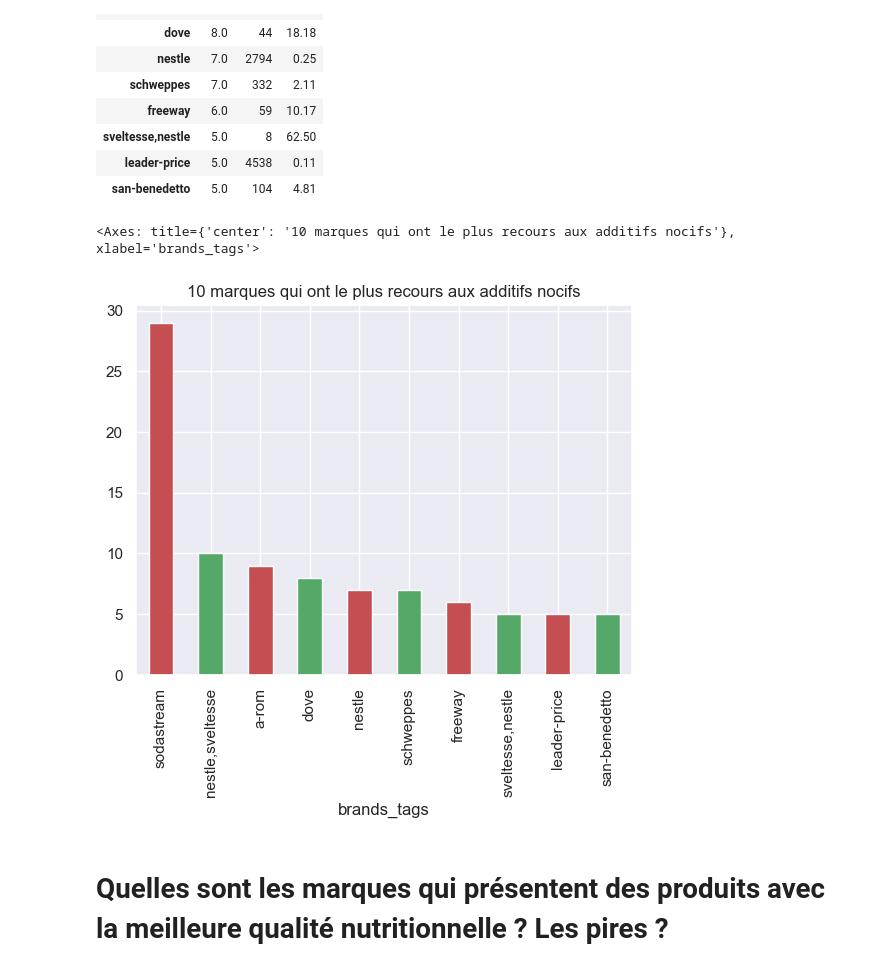
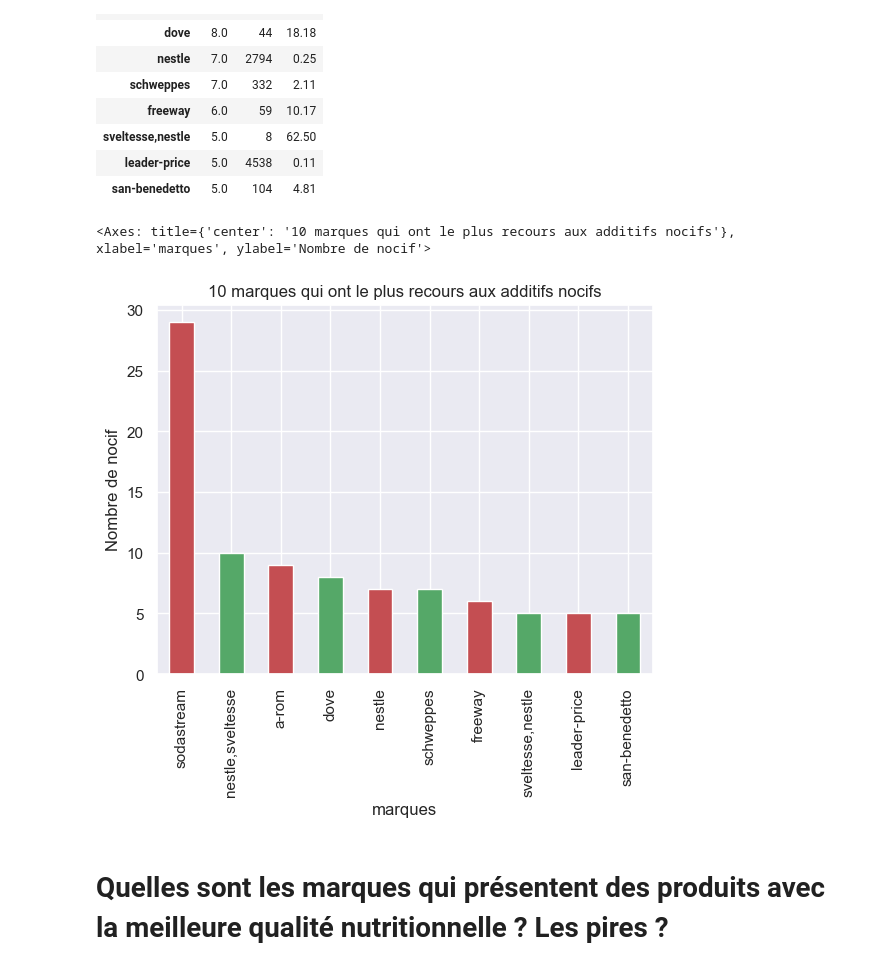
Before and after one commit to GrandMarabout/Analyse-UFC-que-choisir, a Jupyter notebook: Projet sur l'analyse de la qualité des produits alimentaires-Copy1.ipynb, the cells around one changed output. Cells and saved outputs as stored; diff of their text form; code cells hidden in the pictures.

```diff
--- a/Projet sur l'analyse de la qualité des produits alimentaires-Copy1.ipynb
+++ b/Projet sur l'analyse de la qualité des produits alimentaires-Copy1.ipynb
@@ -255,9 +254,9 @@ nocif
 | san-benedetto | 5.0 | 104 | 4.81 |
 # %%
 list_color = ["r", "g"]
-nocif["sum"].plot.bar(title="10 marques qui ont le plus recours aux additifs nocifs", color=list_color)
+nocif["sum"].plot.bar(title="10 marques qui ont le plus recours aux additifs nocifs", color=list_color, ylabel="Nombre de nocif", xlabel="marques")
 # %% [output]
-<Axes: title={'center': '10 marques qui ont le plus recours aux additifs nocifs'}, xlabel='brands_tags'>
+<Axes: title={'center': '10 marques qui ont le plus recours aux additifs nocifs'}, xlabel='marques', ylabel='Nombre de nocif'>
-[figure, old version]
+[figure, new version]
 # %% [markdown]
 # Quelles sont les marques qui présentent des produits avec la meilleure qualité nutritionnelle ? Les pires ?
```
Also changed, not shown: parts of 35 cells of this notebook.
